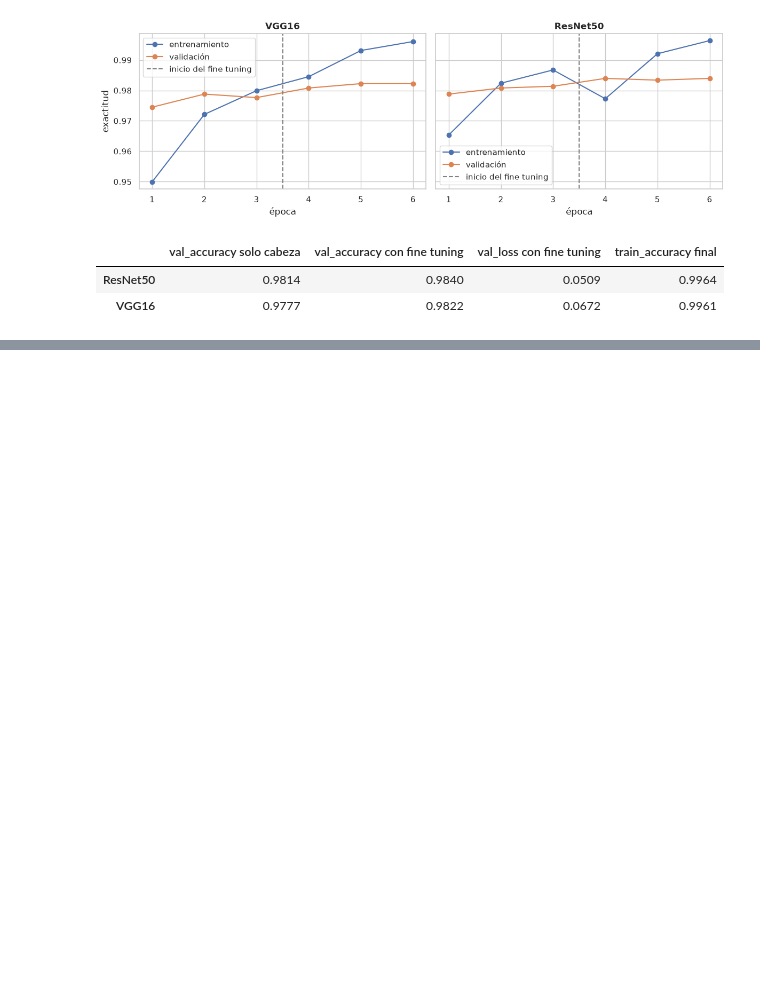
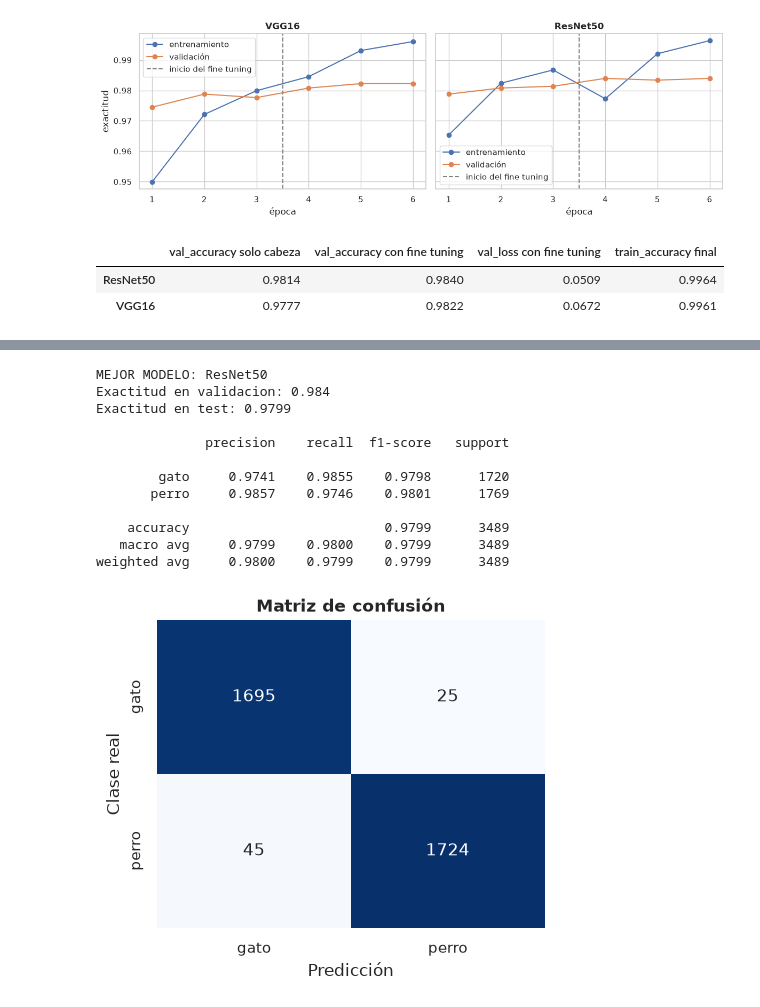
Before and after one commit to SebaScript/proyecto-2-IA-Vision-Artificial, a Jupyter notebook: Proyecto_Vision_Cats_vs_Dogs.ipynb, the cells around one changed output, grey strips where cells are left out. Cells and saved outputs as stored; diff of their text form; code cells hidden in the pictures; blank space fills up the shorter version.

Commit message:
mejor modelo: evaluacion final en test y ejemplos de predicciones

```diff
--- a/Proyecto_Vision_Cats_vs_Dogs.ipynb
+++ b/Proyecto_Vision_Cats_vs_Dogs.ipynb
@@ -489,0 +498,34 @@ comparativa.round(4)
+# %%
+mejor = comparativa.index[0]
+mejor_modelo = modelos[mejor]
+
+x_test, y_test = map(np.array, zip(*tfds.as_numpy(test)))
+prob = mejor_modelo.predict(x_test, batch_size=64, verbose=0).ravel()
+y_pred = (prob > 0.5).astype(int)
+
+print("MEJOR MODELO:", mejor)
+print("Exactitud en validacion:", round(comparativa.loc[mejor, "val_accuracy con fine tuning"], 4))
+print("Exactitud en test:", round((y_pred == y_test).mean(), 4))
+print()
+print(classification_report(y_test, y_pred, target_names=CLASES, digits=4))
+
+plt.figure(figsize=(5, 4))
+sns.heatmap(confusion_matrix(y_test, y_pred), annot=True, fmt="d", cmap="Blues", cbar=False,
+            xticklabels=CLASES, yticklabels=CLASES)
+plt.xlabel("Predicción"); plt.ylabel("Clase real")
+plt.title("Matriz de confusión", fontweight="bold")
+plt.show()
+# %% [output]
+MEJOR MODELO: ResNet50
+Exactitud en validacion: 0.984
+Exactitud en test: 0.9799
+
+              precision    recall  f1-score   support
+
+        gato     0.9741    0.9855    0.9798      1720
+       perro     0.9857    0.9746    0.9801      1769
+
+    accuracy                         0.9799      3489
+   macro avg     0.9799    0.9800    0.9799      3489
+weighted avg     0.9800    0.9799    0.9799      3489
+[figure, added]
```
Also changed, not shown: parts of 3 cells of this notebook.
